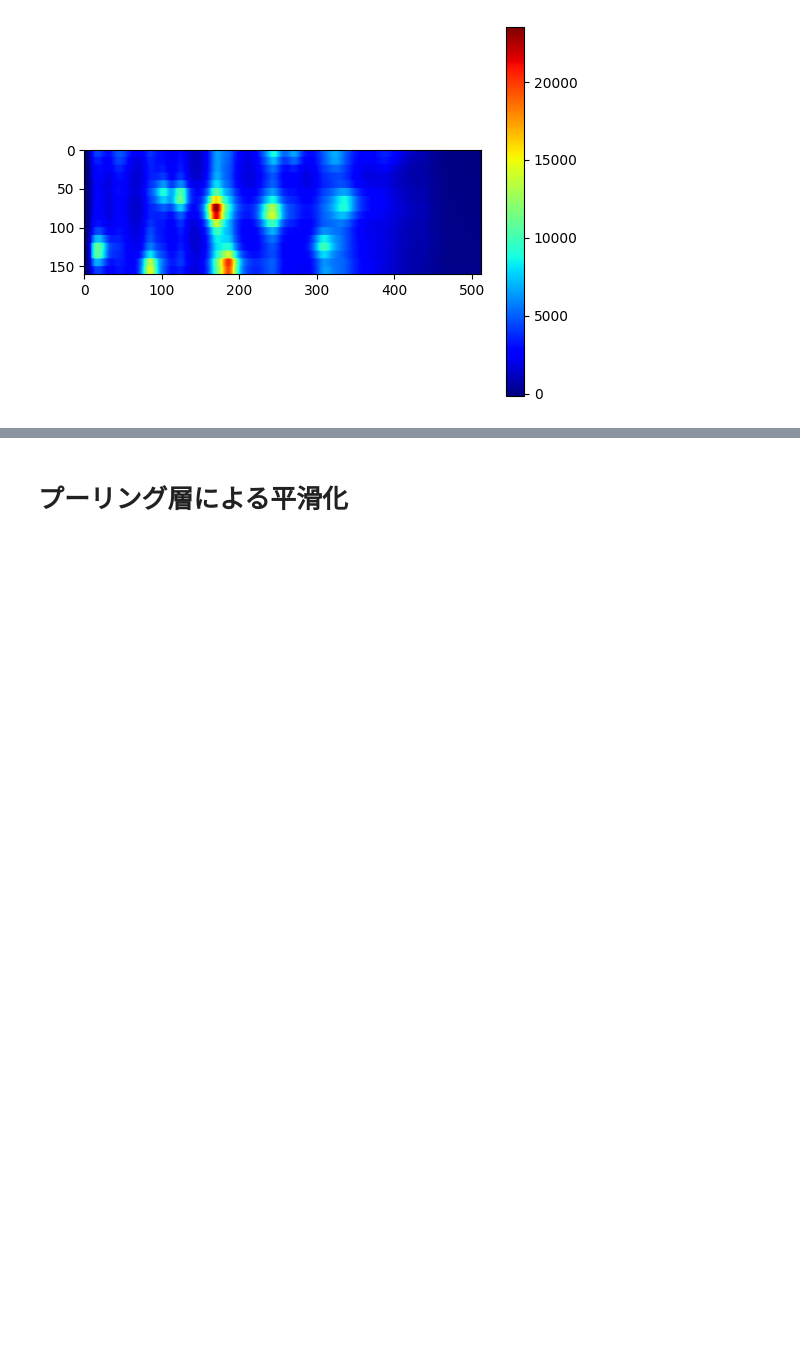
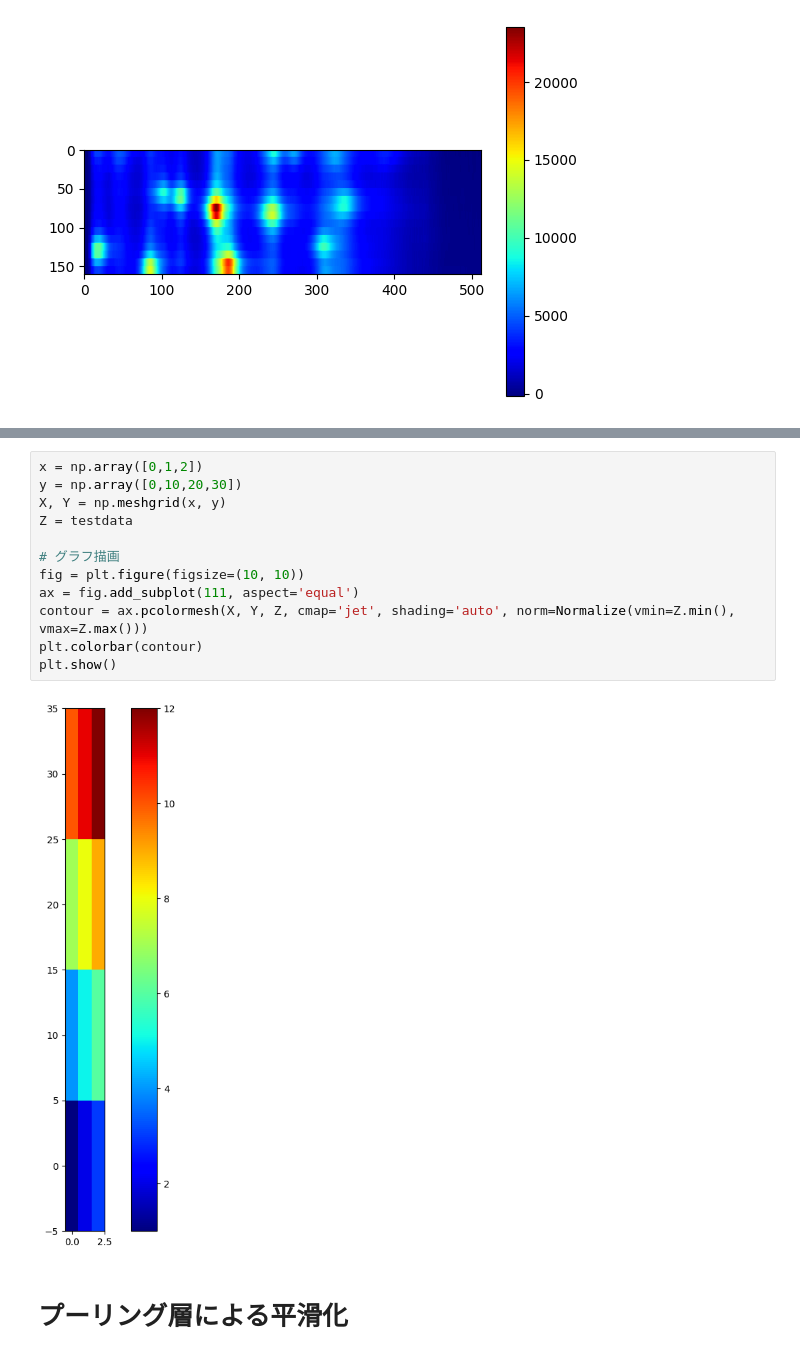
Before and after one commit to chiashi-lab/pl, a Jupyter notebook: notebook/ple.ipynb, the cells around one changed output, grey strips where cells are left out. Drawn from its saved outputs; the diff is of its cells as text; blank space fills up the shorter version.

```diff
--- a/notebook/ple.ipynb
+++ b/notebook/ple.ipynb
@@ -125,3 +141,17 @@ torch.Size([160, 512])
+# %%
+x = np.array([0,1,2])
+y = np.array([0,10,20,30])
+X, Y = np.meshgrid(x, y)
+Z = testdata
+
+# グラフ描画
+fig = plt.figure(figsize=(10, 10))
+ax = fig.add_subplot(111, aspect='equal')
+contour = ax.pcolormesh(X, Y, Z, cmap='jet', shading='auto', norm=Normalize(vmin=Z.min(), vmax=Z.max()))
+plt.colorbar(contour)
+plt.show()
+# %% [output]
+[figure, added]
 # %% [markdown]
 # プーリング層による平滑化
 # %%
```
Also changed, not shown: parts of 27 cells of this notebook.
